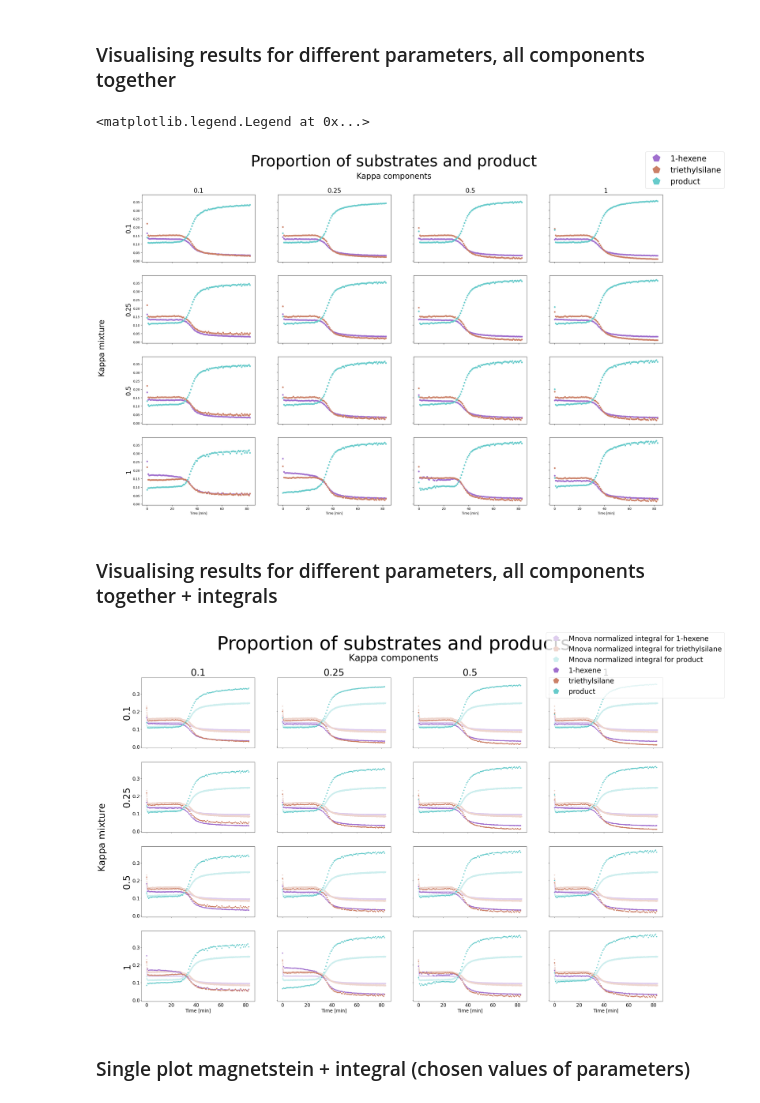
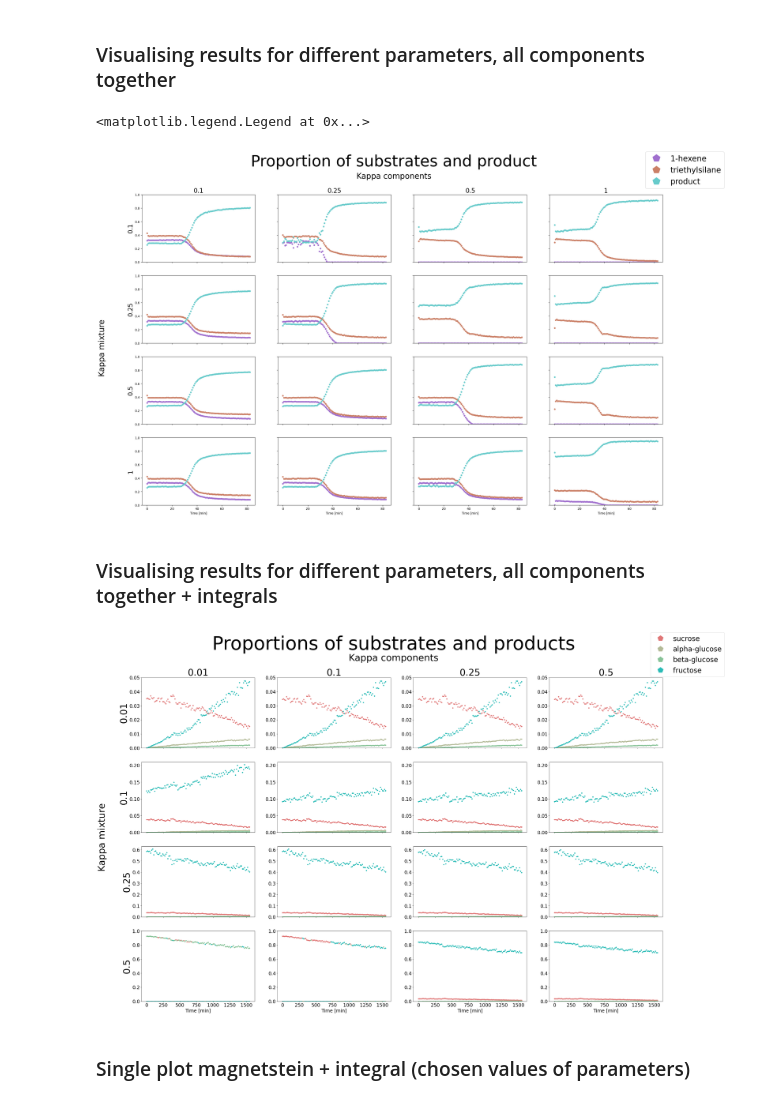
Before and after one commit to BDomzal/magnetstein_x_chemical_reactions, a Jupyter notebook: notebooks/visualisation.ipynb, the cells around one changed output. Drawn from its saved outputs; the diff is of its cells as text; code cells hidden in the pictures.

```diff
--- a/notebooks/visualisation.ipynb
+++ b/notebooks/visualisation.ipynb
@@ -21,7 +21,7 @@ import matplotlib.pyplot as plt
 
 #optionally add ylim(0,0.4) in plots
 # %%
-experiment_name = 'PMG 287 monitoring with full mixture spectrum'
+experiment_name = 'Saccharose hydrolysis with full mixture spectrum'
 # %%
 mixture_paths = {'Saccharose hydrolysis': '../data/saccharose_hydrolysis/preprocessed_mixture.csv',
                 'PMG 284 monitoring': '../data/PMG_284/preprocessed_mixture.csv',
@@ -376,7 +376,7 @@ fig.legend(handles, labels, loc='upper right', prop={'size': 25}, markerscale=5)
 #fig.savefig(results_paths[experiment_name]+'comparison_for_different_kappas_components_separately.png')
 # %% [output]
 <matplotlib.legend.Legend at 0x...>
-[figure, old version]
+[figure, new version]
 # %% [markdown]
 ### Visualising results for different parameters, all components together + integrals
 # %%
@@ -397,7 +397,7 @@ if experiment_name == 'Saccharose hydrolysis with full mixture spectrum':
     fig, axs = plt.subplots(len(all_kappas), len(all_kappas_th), sharex='all')
 else:
     fig, axs = plt.subplots(len(all_kappas), len(all_kappas_th), sharex='all', sharey='all')
-fig.suptitle('Proportion of substrates and products', fontsize=80)
+fig.suptitle('Proportions of substrates and products', fontsize=80)
 fig.set_size_inches(40, 25, forward=True)
 
 fig.text(0.5, 0.92, 'Kappa components', ha='center', size=40)
@@ -438,34 +438,34 @@ rows = [str(kappa) for kappa in all_kappas]
 
 for ax, col in zip(axs[0], cols):
     ax.set_title(col, size=40)
     if experiment_name == 'Saccharose hydrolysis with full mixture spectrum' or experiment_name == 'PMG 287 monitoring with full mixture spectrum':
         pass
     else:
         ax.set_ylim(0,1)
 
 for ax, col in zip(axs[-1], cols):
     ax.set_xlabel('Time [min]', size=20)
 
 for ax, row in zip(axs[:,0], rows):
     ax.set_ylabel(row, rotation=90, size=40)
 handles, labels = ax.get_legend_handles_labels()
 
 legend = fig.legend(handles, labels, loc='upper right', prop={'size': 30}, markerscale=5)
 
 # for lh in legend.legendHandles[i+1:]:
 #     lh.set_alpha(0.5)
 
 # if experiment_name == 'Saccharose hydrolysis with full mixture spectrum':
 #     fig.savefig(results_paths[experiment_name] +
 #                                         'comparison_for_different_kappas_components_separately.png')
 
 # else:
 #     fig.savefig(results_paths[experiment_name] +
 #                                         'comparison_for_different_kappas_components_separately_plus_integrals_' +
 #                                         python_or_mnova +
 #                                         '.png')
 # %% [output]
-[figure, old version]
+[figure, new version]
 # %% [markdown]
 ### Single plot magnetstein + integral (chosen values of parameters)
 # %%
```
Also changed, not shown: parts of 3 cells of this notebook, 44 other files.
